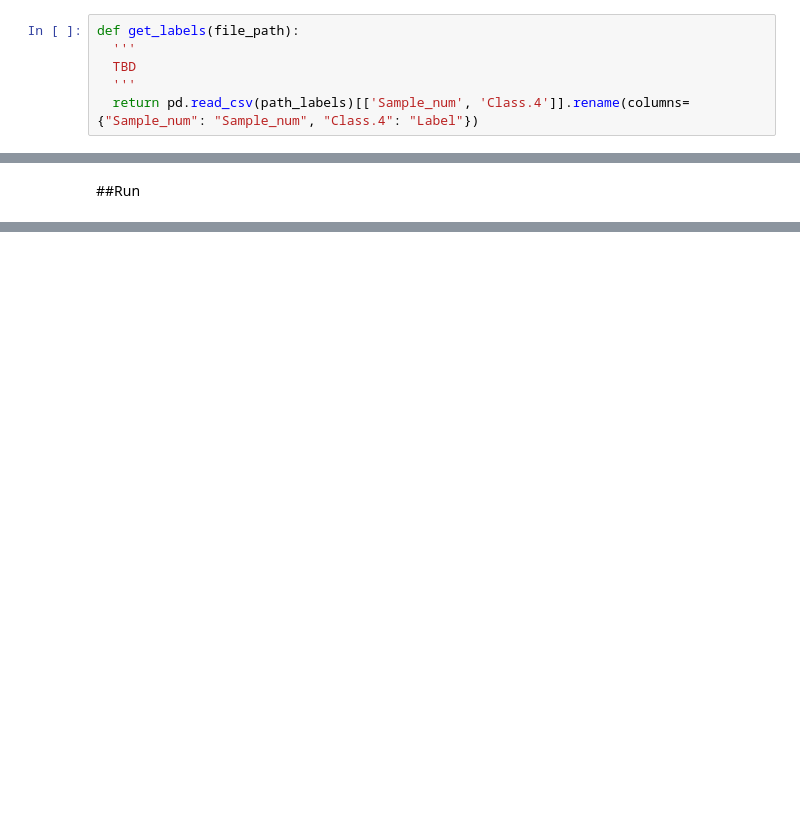
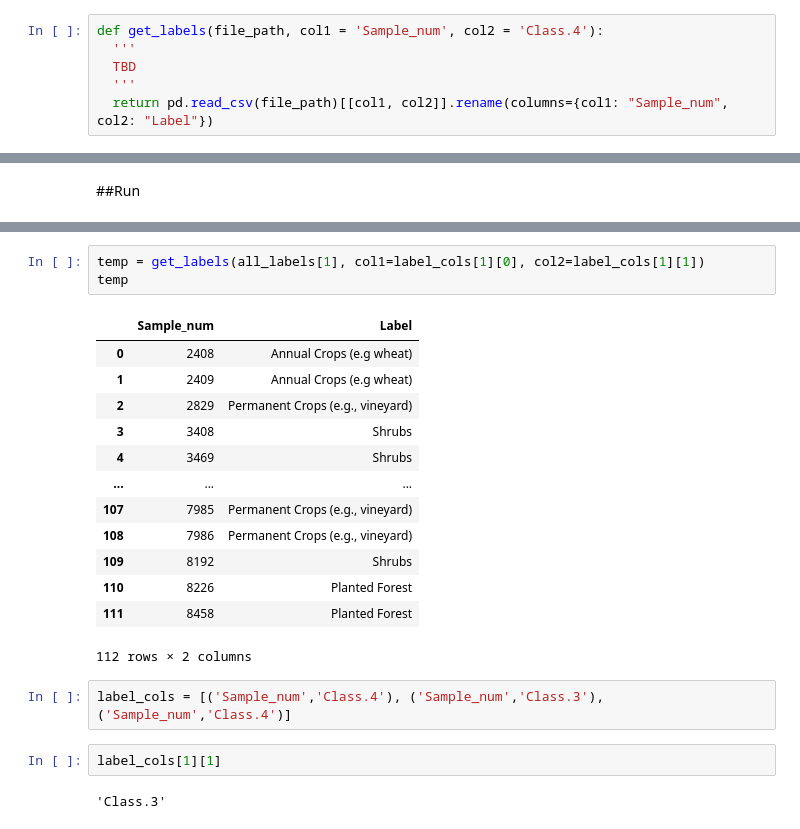
Before and after one commit to sameerkhansf/BioSoundSCape_SSU_Computer_Science, a Jupyter notebook: Land_Classification_1D/Sams.ipynb, the cells around one changed output, grey strips where cells are left out. Drawn from its saved outputs; the diff is of its cells as text; blank space fills up the shorter version.

```diff
--- a/Land_Classification_1D/Sams.ipynb
+++ b/Land_Classification_1D/Sams.ipynb
@@ -61,9 +95,9 @@ path_to_save_csv = join(main_dir, csv_dir) #directory
 # %%
-def get_labels(file_path):
+def get_labels(file_path, col1 = 'Sample_num', col2 = 'Class.4'):
   '''
   TBD
   '''
-  return pd.read_csv(path_labels)[['Sample_num', 'Class.4']].rename(columns={"Sample_num": "Sample_num", "Class.4": "Label"})
+  return pd.read_csv(file_path)[[col1, col2]].rename(columns={col1: "Sample_num", col2: "Label"})
 # %%
 def trim_data_files(filenames, labels):
   '''
@@ -268,0 +738,23 @@ Shape:  (10, 10)
+# %%
+temp = get_labels(all_labels[1], col1=label_cols[1][0], col2=label_cols[1][1])
+temp
+# %% [output]
+|  | Sample_num | Label |
+| 0 | 2408 | Annual Crops (e.g wheat) |
+| 1 | 2409 | Annual Crops (e.g wheat) |
+| 2 | 2829 | Permanent Crops (e.g., vineyard) |
+| 3 | 3408 | Shrubs |
+| 4 | 3469 | Shrubs |
+| ... | ... | ... |
+| 107 | 7985 | Permanent Crops (e.g., vineyard) |
+| 108 | 7986 | Permanent Crops (e.g., vineyard) |
+| 109 | 8192 | Shrubs |
+| 110 | 8226 | Planted Forest |
+| 111 | 8458 | Planted Forest |
+112 rows × 2 columns
+# %%
+label_cols = [('Sample_num','Class.4'), ('Sample_num','Class.3'),('Sample_num','Class.4')]
+# %%
+label_cols[1][1]
+# %% [output]
+'Class.3'
```
Also changed, not shown: parts of 43 cells of this notebook, 2 other files.
